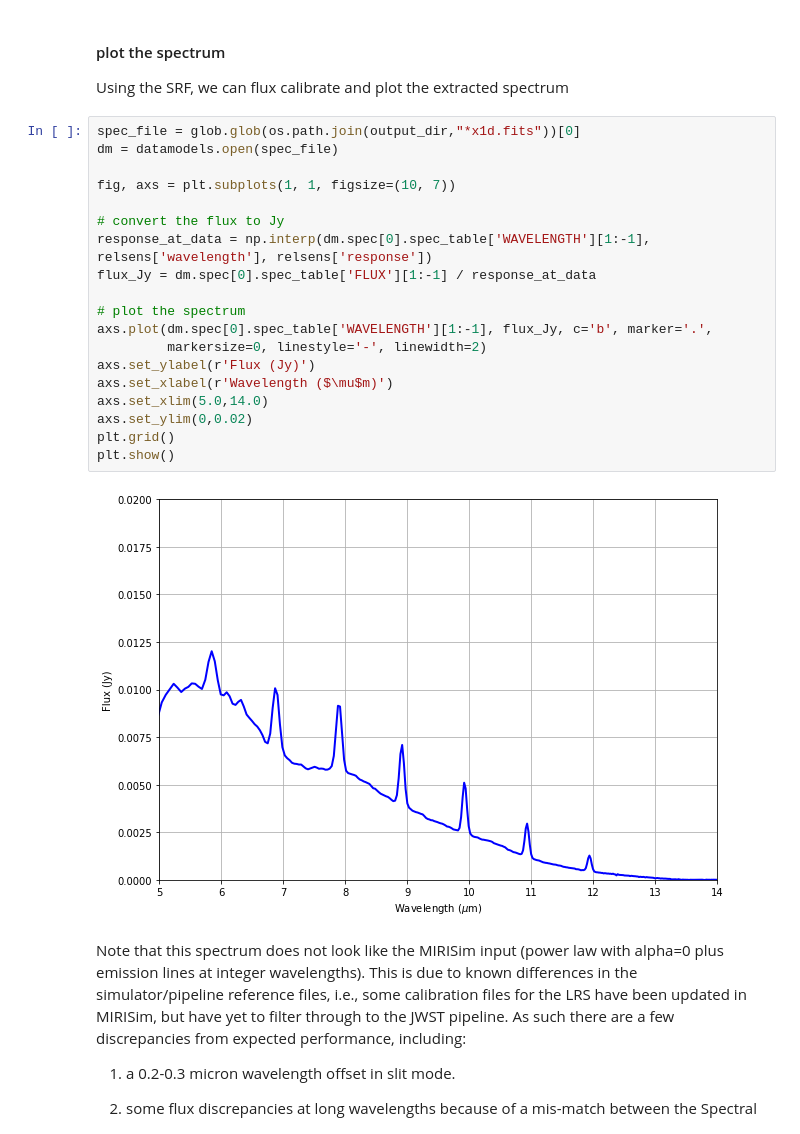
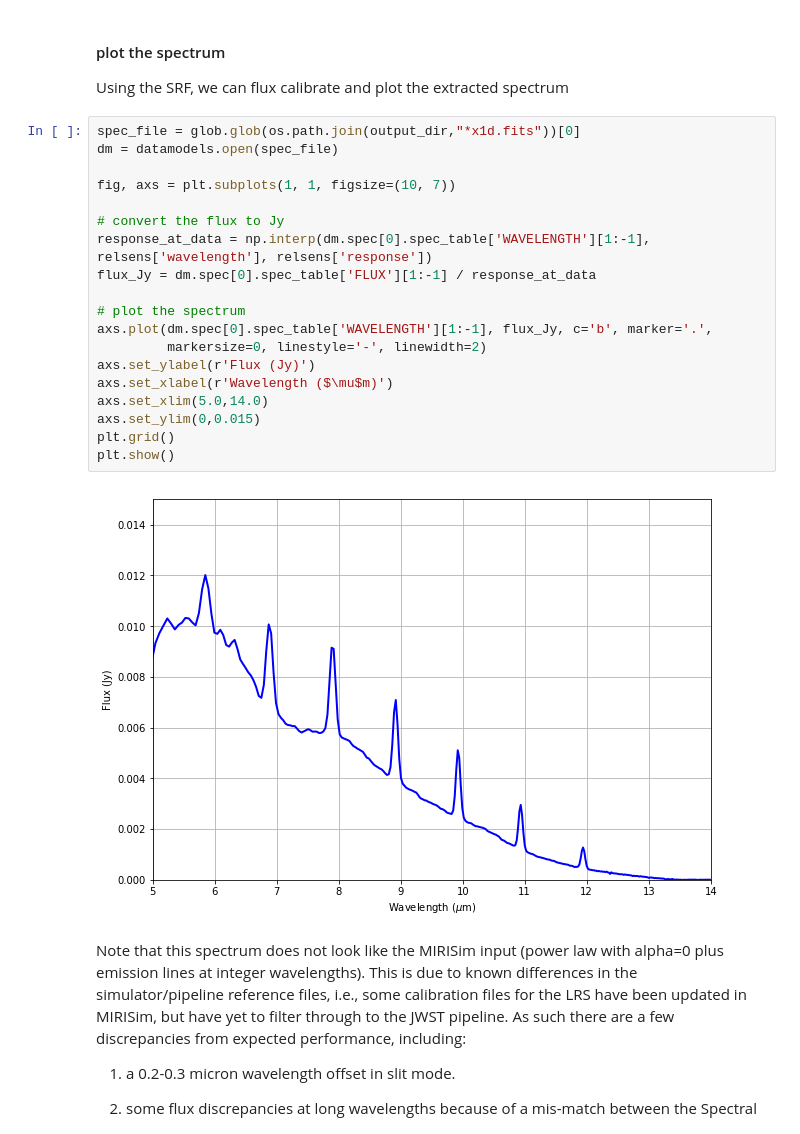
Before and after one commit to PaddyKavanagh/build7.2.1_notebooks, a Jupyter notebook: LRS-SLIT_pipeline.ipynb, the cells around one changed output. Cells and saved outputs as stored; diff of their text form.

```diff
--- a/LRS-SLIT_pipeline.ipynb
+++ b/LRS-SLIT_pipeline.ipynb
@@ -319,24 +319,24 @@ Using the SRF, we can flux calibrate and plot the extracted spectrum
 # %%
 spec_file = glob.glob(os.path.join(output_dir,"*x1d.fits"))[0]
 dm = datamodels.open(spec_file)
 
 fig, axs = plt.subplots(1, 1, figsize=(10, 7))
 
 # convert the flux to Jy
 response_at_data = np.interp(dm.spec[0].spec_table['WAVELENGTH'][1:-1], relsens['wavelength'], relsens['response'])
 flux_Jy = dm.spec[0].spec_table['FLUX'][1:-1] / response_at_data
 
 # plot the spectrum
 axs.plot(dm.spec[0].spec_table['WAVELENGTH'][1:-1], flux_Jy, c='b', marker='.',
          markersize=0, linestyle='-', linewidth=2)
 axs.set_ylabel(r'Flux (Jy)')
 axs.set_xlabel(r'Wavelength ($\mu$m)')
 axs.set_xlim(5.0,14.0)
-axs.set_ylim(0,0.02)
+axs.set_ylim(0,0.015)
 plt.grid()
 plt.show()
 # %% [output]
-[figure, old version]
+[figure, new version]
 # %% [markdown]
 Note that this spectrum does not look like the MIRISim input (power law with alpha=0 plus emission lines at integer wavelengths). This is due to known differences in the simulator/pipeline reference files, i.e., some calibration files for the LRS have been updated in MIRISim, but have yet to filter through to the JWST pipeline. As such there are a few discrepancies from expected performance, including:
 
```
Also changed, not shown: parts of 2 cells of this notebook.
